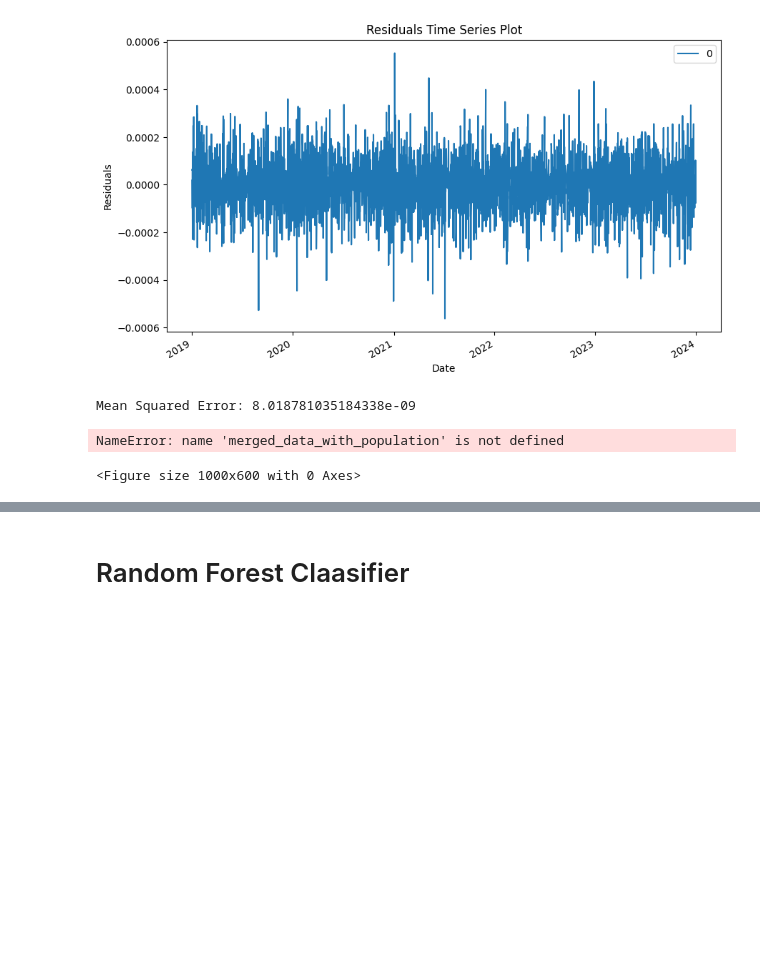
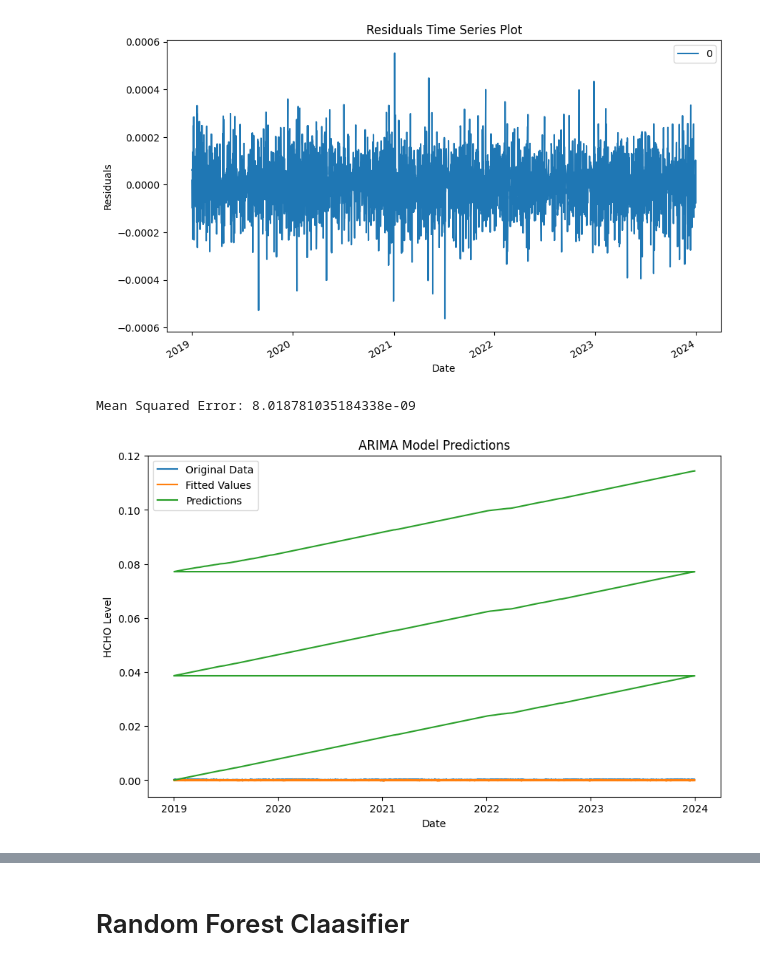
Before and after one commit to NinaAbeyratne/Analysing_HCHO_gas_in_Sri_Lanka, a Jupyter notebook: Spatio_Temporal_Analysis_part_2.ipynb, the cells around one changed output, grey strips where cells are left out. Saved outputs shown, nothing was run; the diff lists cells and outputs as text; code cells hidden in the pictures; blank space fills up the shorter version.

```diff
--- a/Spatio_Temporal_Analysis_part_2.ipynb
+++ b/Spatio_Temporal_Analysis_part_2.ipynb
@@ -371,17 +371,16 @@ Mean Squared Error: 8.018781035184338e-09
 # %%
 # Plot predictions
 plt.figure(figsize=(10, 6))
-plt.plot(merged_data_with_population.index, merged_data_with_population['HCHO_reading'], label='Original Data')
+plt.plot(merged_data_with_altitude_population.index, merged_data_with_altitude_population['HCHO_reading'], label='Original Data')
 plt.plot(hcho_data_diff.index, hcho_data_diff.iloc[0] + np.cumsum(model_fit.fittedvalues), label='Fitted Values')
 plt.plot(hcho_data_diff.index, hcho_data_diff.iloc[0] + np.cumsum(predictions_diff), label='Predictions')
 plt.title('ARIMA Model Predictions')
 plt.xlabel('Date')
 plt.ylabel('HCHO Level')
 plt.legend()
 plt.show()
 # %% [output]
-NameError: name 'merged_data_with_population' is not defined
-<Figure size 1000x600 with 0 Axes>
+[figure, added]
 # %%
 # Calculate Mean Squared Error
 mse = mean_squared_error(hcho_data_diff, predictions_diff)
```
Also changed, not shown: parts of 24 cells of this notebook.
